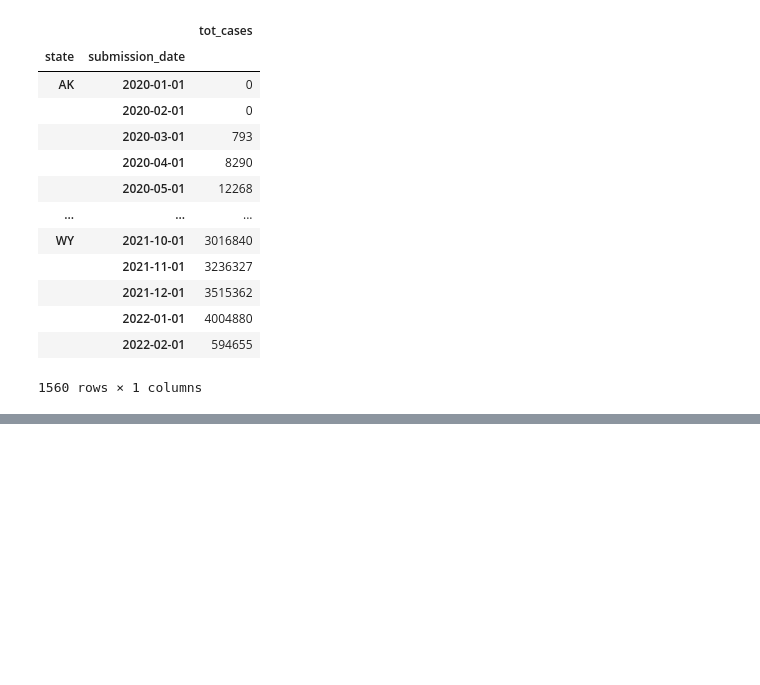
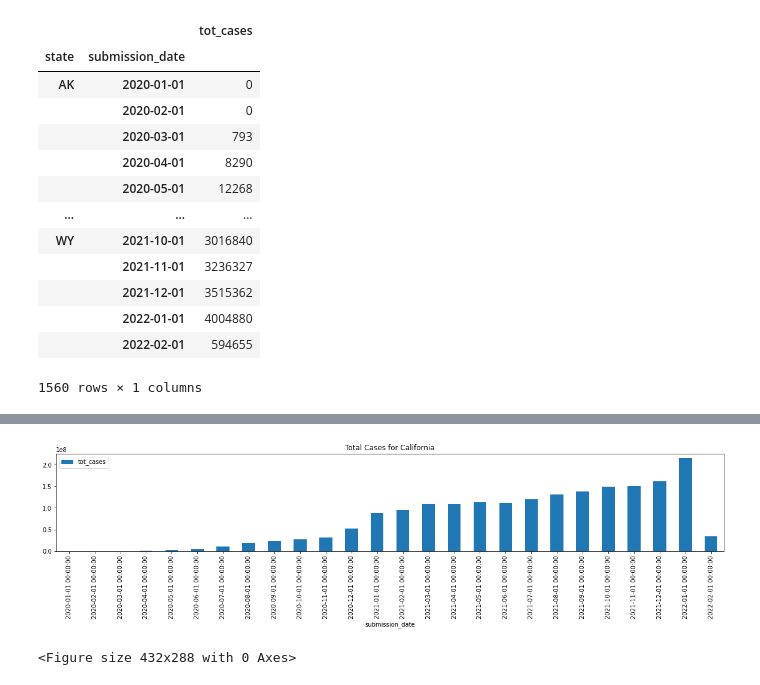
Before and after one commit to ranusuri/Team-A-Project-1, a Jupyter notebook: carolina_segovia/Project_1.ipynb, the cells around one changed output, grey strips where cells are left out. Saved outputs shown, nothing was run; the diff lists cells and outputs as text; code cells hidden in the pictures; blank space fills up the shorter version.

```diff
--- a/carolina_segovia/Project_1.ipynb
+++ b/carolina_segovia/Project_1.ipynb
@@ -233,0 +256,13 @@ group_by_state_df
+# %%
+# Create charts of covid cases for US states NY, CA, GA and OH
+
+group_by_state_df.loc["CA"].plot(kind="bar", figsize=(20,3))
+
+# Set a title for the chart
+plt.title("Total Cases for California")
+
+plt.show()
+plt.tight_layout()
+# %% [output]
+[figure, added]
+<Figure size 432x288 with 0 Axes>
```
Also changed, not shown: parts of 8 cells of this notebook.
